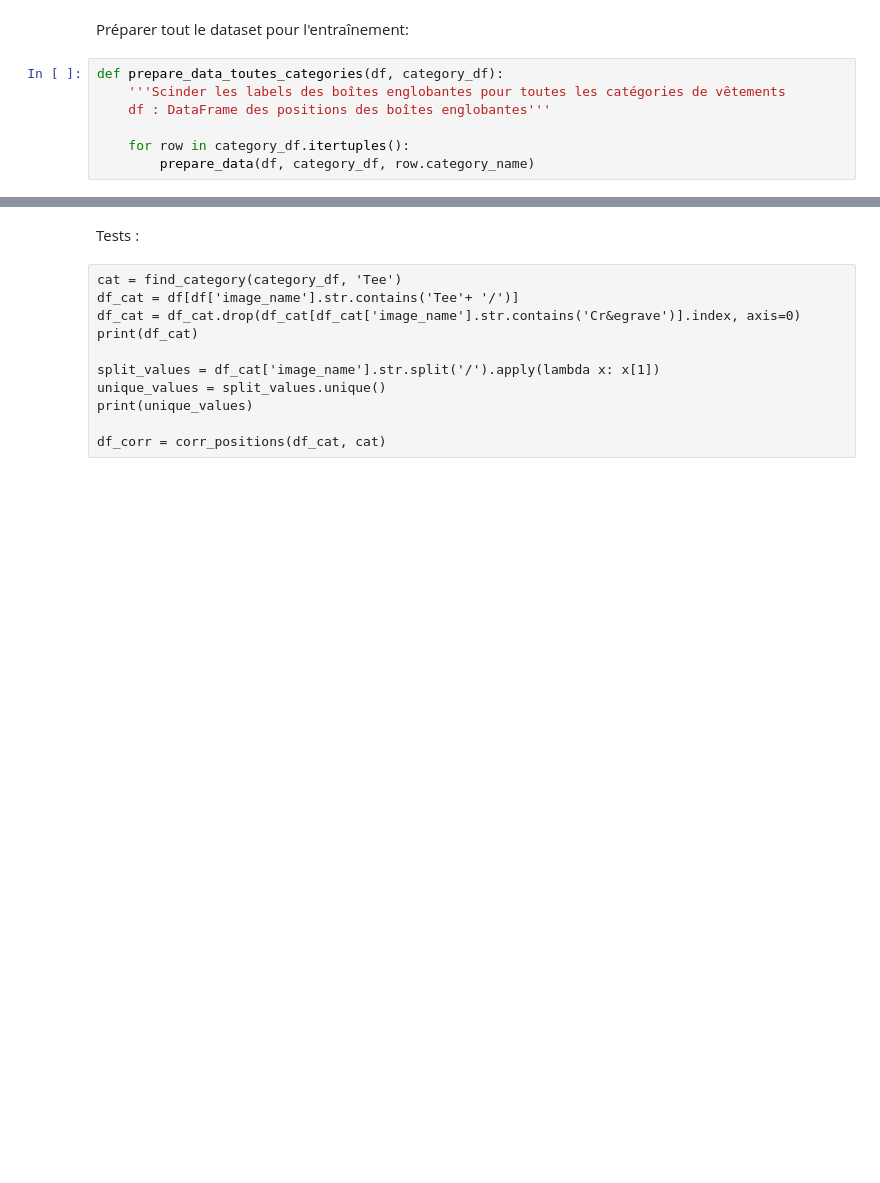
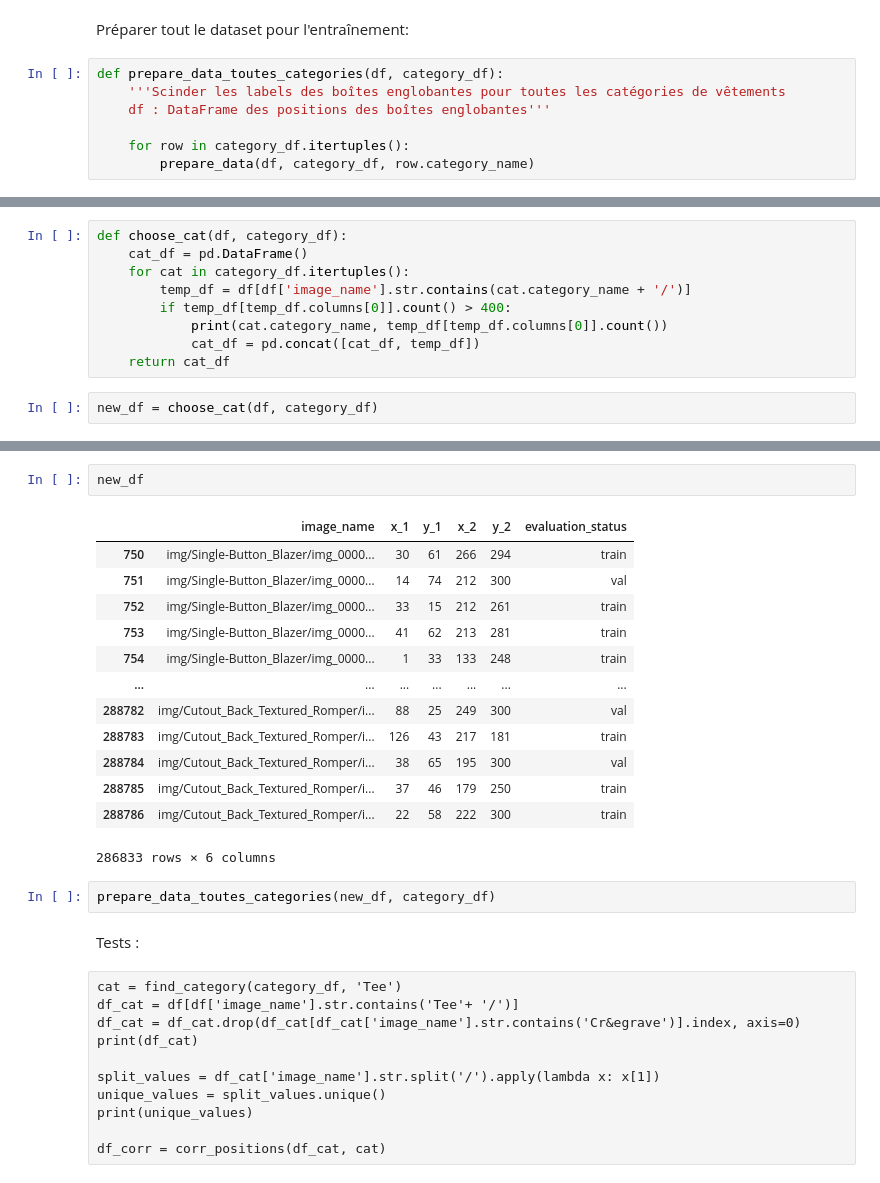
Before and after one commit to Vitally05/TO52_Clothes_detection, a Jupyter notebook: 1dataset_formatting.ipynb, the cells around one changed output, grey strips where cells are left out. Cells and saved outputs as stored; diff of their text form; blank space fills up the shorter version.

```diff
--- a/1dataset_formatting.ipynb
+++ b/1dataset_formatting.ipynb
@@ -228,0 +215,11 @@ prepare_data_toutes_categories(df, category_df)
+# %%
+def choose_cat(df, category_df):
+    cat_df = pd.DataFrame()
+    for cat in category_df.itertuples():
+        temp_df = df[df['image_name'].str.contains(cat.category_name + '/')]
+        if temp_df[temp_df.columns[0]].count() > 400:
+            print(cat.category_name, temp_df[temp_df.columns[0]].count())
+            cat_df = pd.concat([cat_df, temp_df])
+    return cat_df
+# %%
+new_df = choose_cat(df, category_df)
@@ -229,3 +244,21 @@ prepare_data_toutes_categories(df, category_df)
+# %%
+new_df
+# %% [output]
+|  | image_name | x_1 | y_1 | x_2 | y_2 | evaluation_status |
+| 750 | img/Single-Button_Blazer/img_0000... | 30 | 61 | 266 | 294 | train |
+| 751 | img/Single-Button_Blazer/img_0000... | 14 | 74 | 212 | 300 | val |
+| 752 | img/Single-Button_Blazer/img_0000... | 33 | 15 | 212 | 261 | train |
+| 753 | img/Single-Button_Blazer/img_0000... | 41 | 62 | 213 | 281 | train |
+| 754 | img/Single-Button_Blazer/img_0000... | 1 | 33 | 133 | 248 | train |
+| ... | ... | ... | ... | ... | ... | ... |
+| 288782 | img/Cutout_Back_Textured_Romper/i... | 88 | 25 | 249 | 300 | val |
+| 288783 | img/Cutout_Back_Textured_Romper/i... | 126 | 43 | 217 | 181 | train |
+| 288784 | img/Cutout_Back_Textured_Romper/i... | 38 | 65 | 195 | 300 | val |
+| 288785 | img/Cutout_Back_Textured_Romper/i... | 37 | 46 | 179 | 250 | train |
+| 288786 | img/Cutout_Back_Textured_Romper/i... | 22 | 58 | 222 | 300 | train |
+286833 rows × 6 columns
+# %%
+prepare_data_toutes_categories(new_df, category_df)
 # %% [markdown]
 Tests :
 # %% [raw]
```
Also changed, not shown: parts of 9 cells of this notebook, 5 other files.
